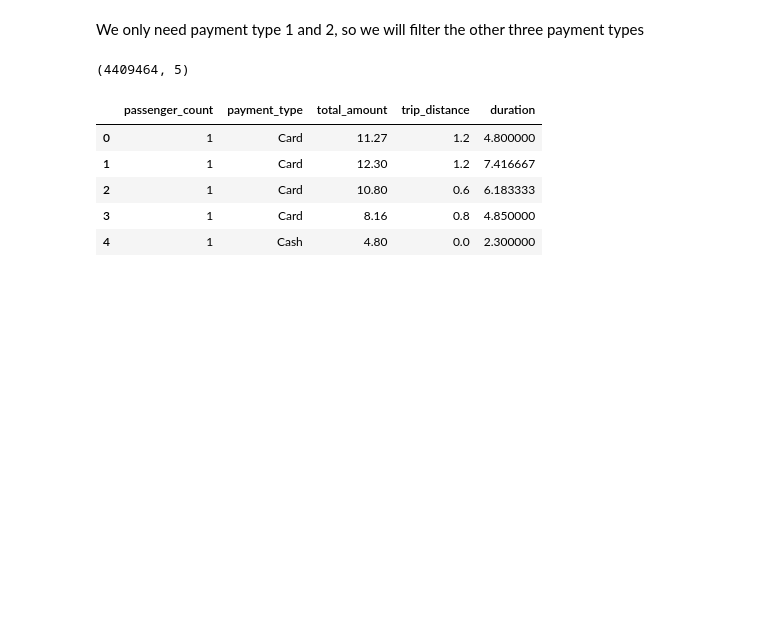
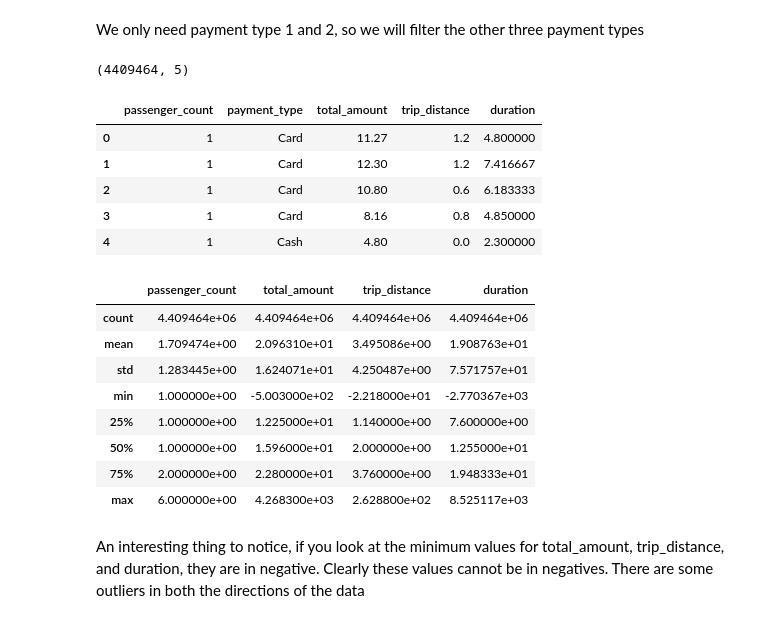
Before and after one commit to sahil095/Maximizing-revenue, a Jupyter notebook: Maximizing Revenue.ipynb, the cells around one changed output. Saved outputs shown, nothing was run; the diff lists cells and outputs as text; code cells hidden in the pictures; blank space fills up the shorter version.

```diff
--- a/Maximizing Revenue.ipynb
+++ b/Maximizing Revenue.ipynb
@@ -197,3 +197,19 @@ df.head()
 | 2 | 1 | Card | 10.80 | 0.6 | 6.183333 |
 | 3 | 1 | Card | 8.16 | 0.8 | 4.850000 |
 | 4 | 1 | Cash | 4.80 | 0.0 | 2.300000 |
+# %%
+# Analyse numerical data
+
+df.describe()
+# %% [output]
+|  | passenger_count | total_amount | trip_distance | duration |
+| count | 4.409464e+06 | 4.409464e+06 | 4.409464e+06 | 4.409464e+06 |
+| mean | 1.709474e+00 | 2.096310e+01 | 3.495086e+00 | 1.908763e+01 |
+| std | 1.283445e+00 | 1.624071e+01 | 4.250487e+00 | 7.571757e+01 |
+| min | 1.000000e+00 | -5.003000e+02 | -2.218000e+01 | -2.770367e+03 |
+| 25% | 1.000000e+00 | 1.225000e+01 | 1.140000e+00 | 7.600000e+00 |
+| 50% | 1.000000e+00 | 1.596000e+01 | 2.000000e+00 | 1.255000e+01 |
+| 75% | 2.000000e+00 | 2.280000e+01 | 3.760000e+00 | 1.948333e+01 |
+| max | 6.000000e+00 | 4.268300e+03 | 2.628800e+02 | 8.525117e+03 |
+# %% [markdown]
+An interesting thing to notice, if you look at the minimum values for total_amount, trip_distance, and duration, they are in negative. Clearly these values cannot be in negatives. There are some outliers in both the directions of the data
```
Also changed, not shown: parts of 12 cells of this notebook.
